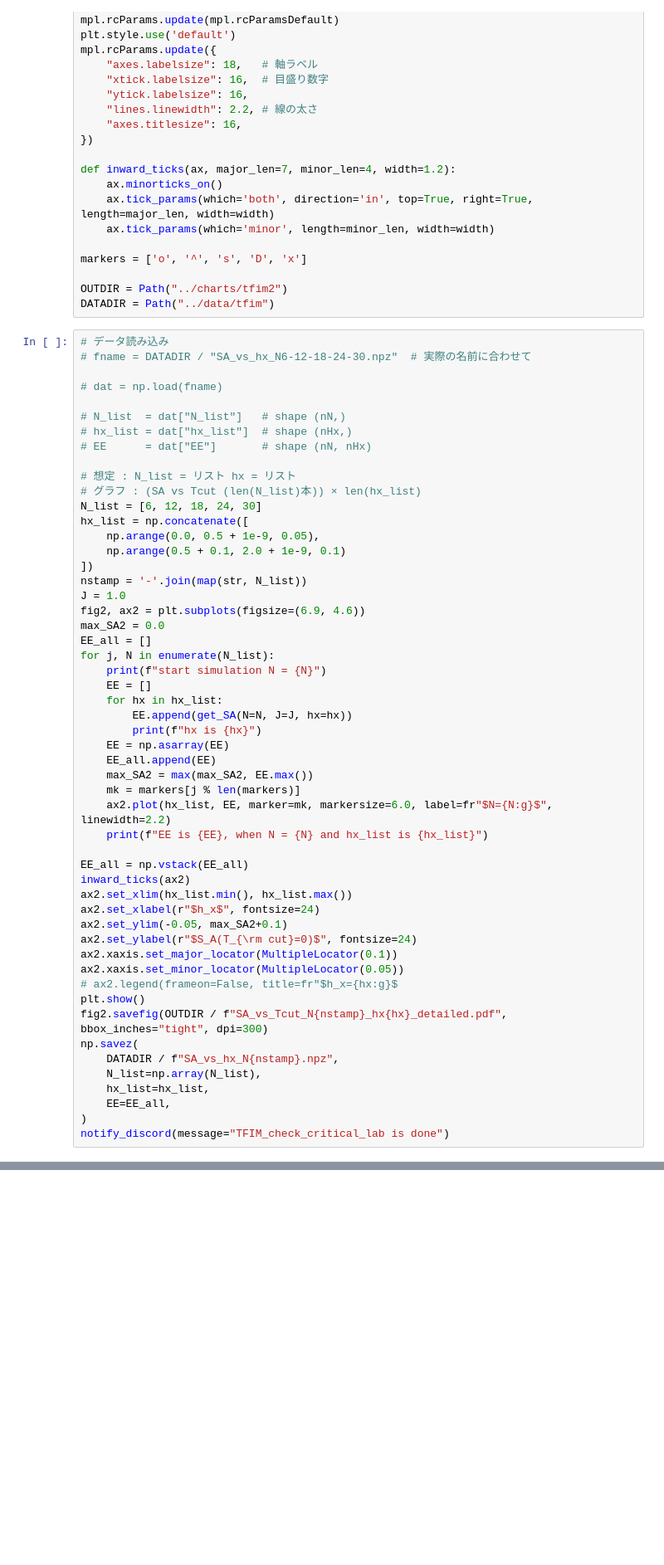
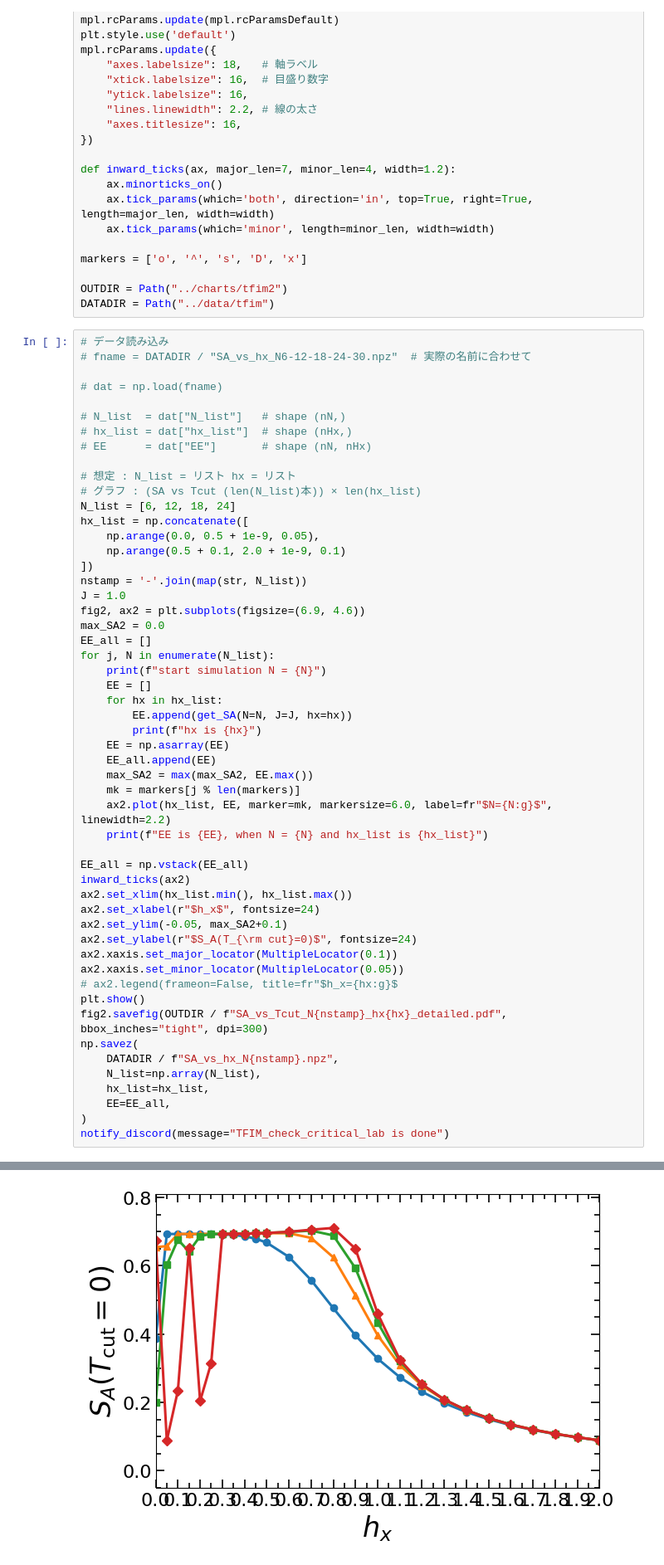
Before and after one commit to mizuta-c5/research, a Jupyter notebook: lab/TFIM_check_critical_lab.ipynb, the cells around one changed output, grey strips where cells are left out. Shown: that part at 83% size. Cells and saved outputs as stored; diff of their text form; blank space fills up the shorter version.

```diff
--- a/lab/TFIM_check_critical_lab.ipynb
+++ b/lab/TFIM_check_critical_lab.ipynb
@@ -98,7 +98,7 @@ DATADIR = Path("../data/tfim")
 
 # 想定 : N_list = リスト hx = リスト
 # グラフ : (SA vs Tcut (len(N_list)本)) × len(hx_list)
-N_list = [6, 12, 18, 24, 30]
+N_list = [6, 12, 18, 24]
 hx_list = np.concatenate([
     np.arange(0.0, 0.5 + 1e-9, 0.05),
     np.arange(0.5 + 0.1, 2.0 + 1e-9, 0.1)
@@ -159,0 +177 @@ hx is 0.5
+[figure, added]
```
Also changed, not shown: parts of 1 cell of this notebook, 5 other files.
